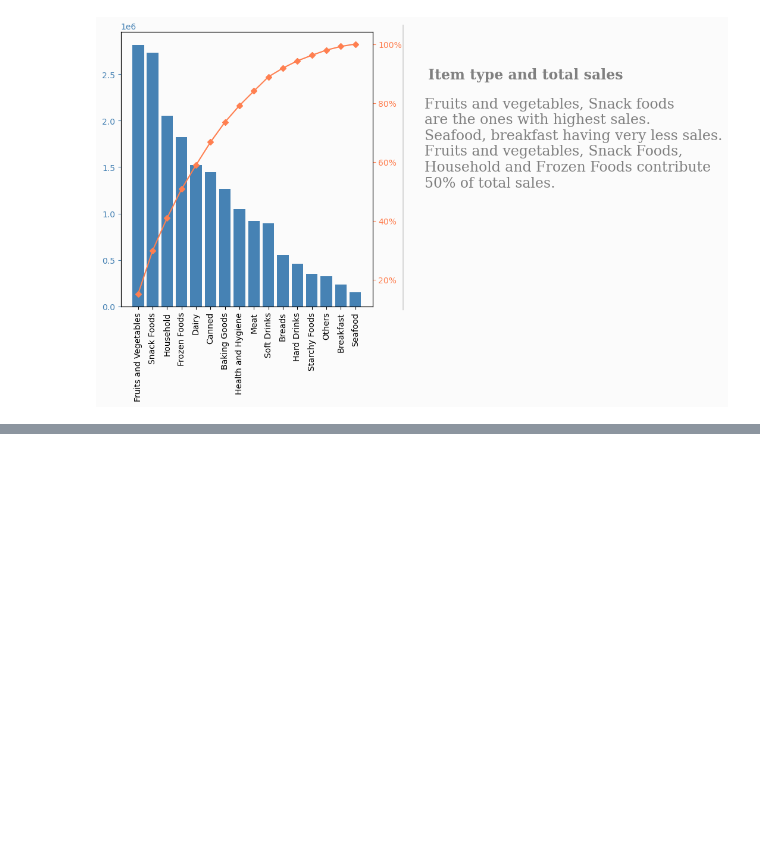
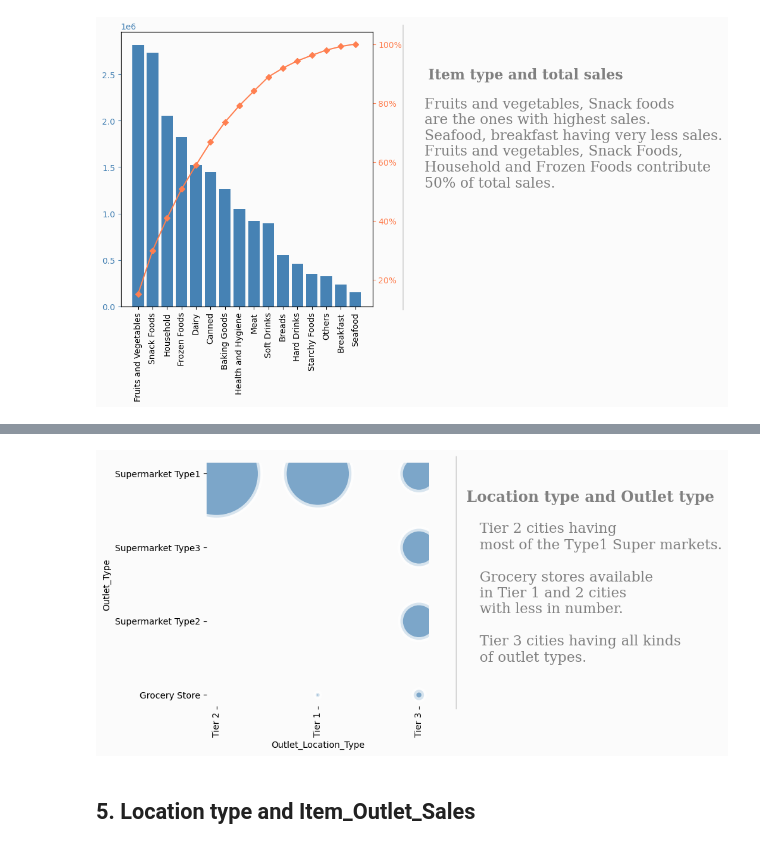
Before and after one commit to ajithcl/BigmartSalesPrediction, a Jupyter notebook: BigmartSalesPrediction.ipynb, the cells around one changed output, grey strips where cells are left out. Drawn from its saved outputs; the diff is of its cells as text; code cells hidden in the pictures; blank space fills up the shorter version.

```diff
--- a/BigmartSalesPrediction.ipynb
+++ b/BigmartSalesPrediction.ipynb
@@ -822,0 +825,5 @@ plt.show()
+# %%
+#Value counts for the combination of location type and outlet type.
+df=df_train.loc[:,["Outlet_Location_Type","Outlet_Type"]].value_counts().reset_index()
+df.rename(columns={0:'Count'},inplace=True)
+display(df)
@@ -822,0 +839,69 @@ plt.show()
+# %%
+sns.reset_defaults()
+
+#Visualization
+fig=plt.figure(figsize=(10,5));
+
+ax0=fig.add_subplot(1,2,1)
+ax1=fig.add_subplot(1,2,2)
+ax1.grid(False)
+ax1.set_xticklabels([])
+ax1.set_yticklabels([])
+
+fig.patch.set_facecolor(background_color)
+ax0.set_facecolor(background_color)
+ax1.set_facecolor(background_color)
+ax0.spines["bottom"].set_visible(False)
+ax0.spines["top"].set_visible(False)
+ax0.spines["right"].set_visible(False)
+ax0.spines["left"].set_visible(False)
+ax1.spines["bottom"].set_visible(False)
+ax1.spines["top"].set_visible(False)
+ax1.spines["right"].set_visible(False)
+ax1.spines["left"].set_visible(False)
+ax1.tick_params(left=False,bottom=False)
+
+#Plot the barplot
+sns.scatterplot(data=df,x="Outlet_Location_Type",y="Outlet_Type", size="Count",sizes=(20,10000),color='steelblue',alpha=0.7,legend=False,linewidth=6,ax=ax0);
+
+#rotating the ticklabels in x axis
+for tick in ax0.get_xticklabels():
+    tick.set_rotation(90)
+
+#Draw line in the middle
+l1= lines.Line2D([0.52,0.52],[0.1, 0.9],color='black',lw=0.2,transform=fig.transFigure)
+fig.lines.extend([l1])
+
+#heading content
+fig.text(x=0.47,
+        y=0.7,
+        fontweight='bold',
+        fontfamily='serif',
+        fontsize=17,
+        color='grey',
+        s='''
+        Location type and Outlet type
+        ''')
+#text content
+fig.text(x=0.5,
+        y=0.2,
+        fontweight='light',
+        fontfamily='serif',
+        fontsize=16,
+        color='grey',
+        s='''
+        Tier 2 cities having
+        most of the Type1 Super markets.
+
+        Grocery stores available
+        in Tier 1 and 2 cities
+        with less in number.
+
+        Tier 3 cities having all kinds
+        of outlet types.
+        ''')
+plt.show()
+# %% [output]
+[figure, added]
+# %% [markdown]
+## 5. Location type and Item_Outlet_Sales
```
Also changed, not shown: parts of 14 cells of this notebook.
